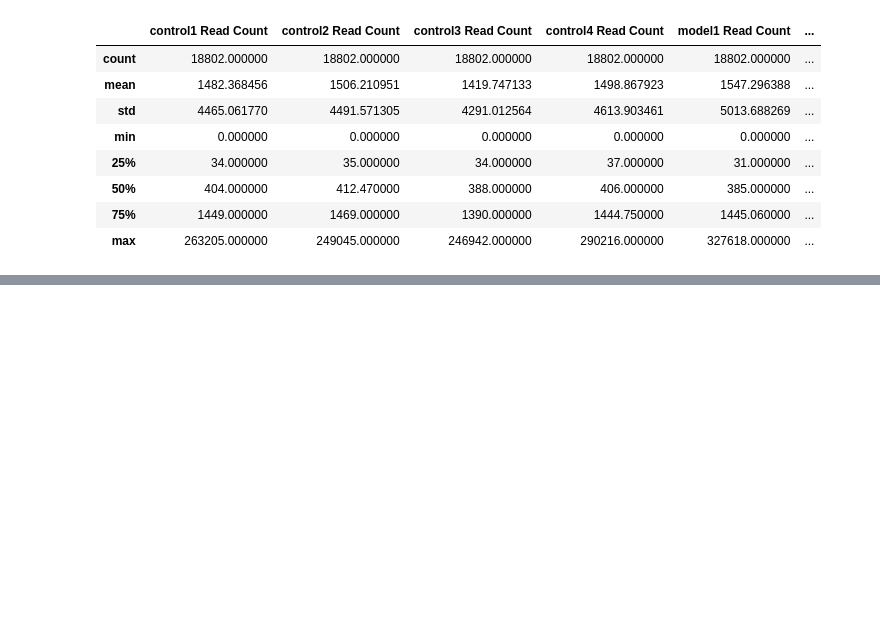
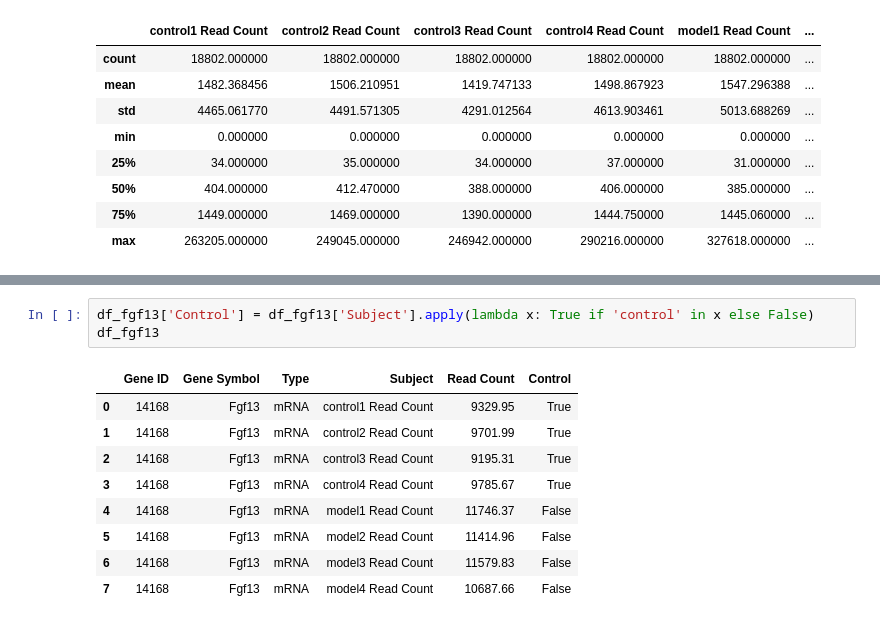
Before and after one commit to Ivan2nn/somatosensory-analysis, a Jupyter notebook: FirstAnalysis.ipynb, the cells around one changed output, grey strips where cells are left out. Drawn from its saved outputs; the diff is of its cells as text; blank space fills up the shorter version.

```diff
--- a/FirstAnalysis.ipynb
+++ b/FirstAnalysis.ipynb
@@ -43,0 +67,13 @@ df.describe()
+# %%
+df_fgf13['Control'] = df_fgf13['Subject'].apply(lambda x: True if 'control' in x else False)
+df_fgf13
+# %% [output]
+|  | Gene ID | Gene Symbol | Type | Subject | Read Count | Control |
+| 0 | 14168 | Fgf13 | mRNA | control1 Read Count | 9329.95 | True |
+| 1 | 14168 | Fgf13 | mRNA | control2 Read Count | 9701.99 | True |
+| 2 | 14168 | Fgf13 | mRNA | control3 Read Count | 9195.31 | True |
+| 3 | 14168 | Fgf13 | mRNA | control4 Read Count | 9785.67 | True |
+| 4 | 14168 | Fgf13 | mRNA | model1 Read Count | 11746.37 | False |
+| 5 | 14168 | Fgf13 | mRNA | model2 Read Count | 11414.96 | False |
+| 6 | 14168 | Fgf13 | mRNA | model3 Read Count | 11579.83 | False |
+| 7 | 14168 | Fgf13 | mRNA | model4 Read Count | 10687.66 | False |
```
Also changed, not shown: parts of 12 cells of this notebook.
